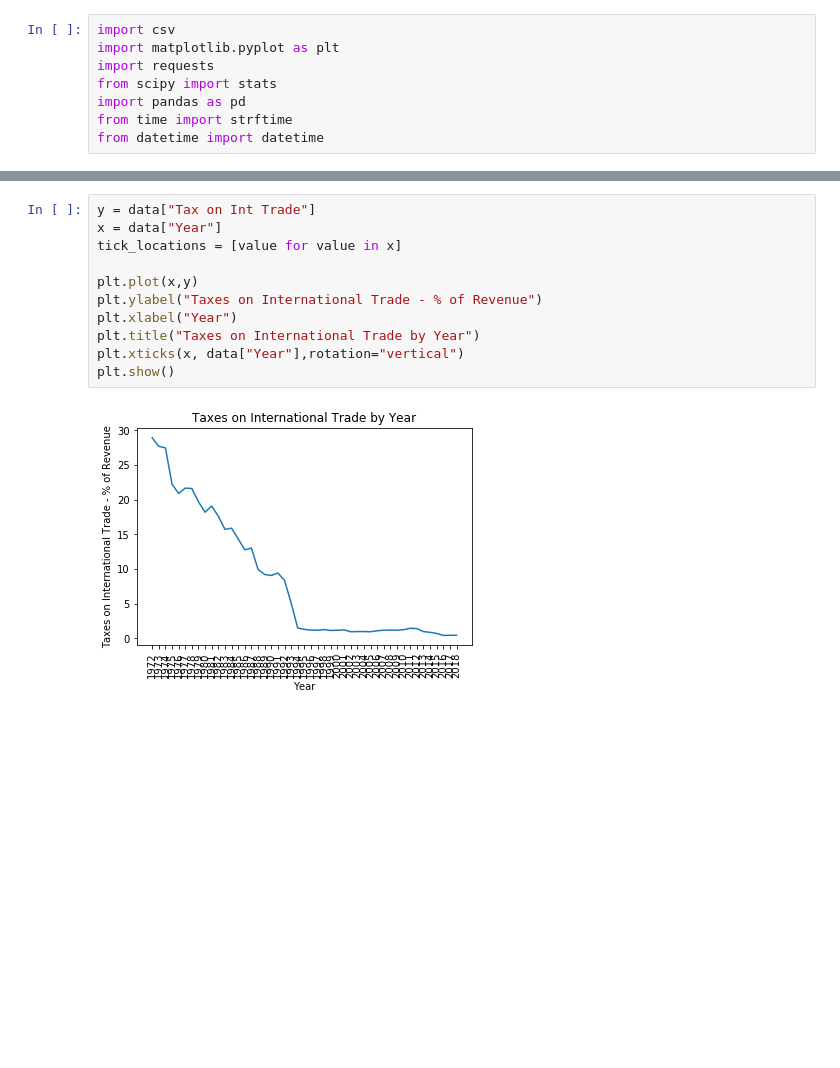
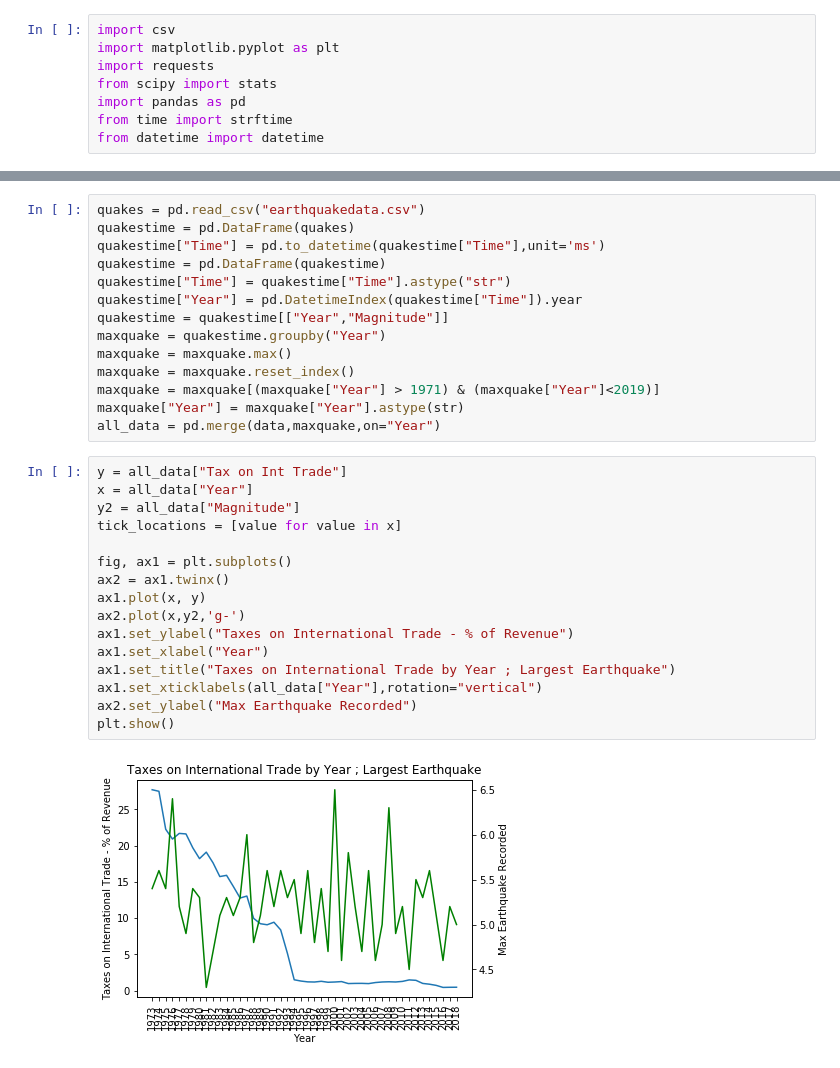
Before and after one commit to kennknisley/project-one-back, a Jupyter notebook: CJ - Plots - Project Day 2 Notebook.ipynb, the cells around one changed output, grey strips where cells are left out. Drawn from its saved outputs; the diff is of its cells as text; blank space fills up the shorter version.

Commit message:
Updated the Plots jupyter notebook

```diff
--- a/CJ - Plots - Project Day 2 Notebook.ipynb
+++ b/CJ - Plots - Project Day 2 Notebook.ipynb
@@ -37,14 +42,33 @@ data.head()
+# %%
+quakes = pd.read_csv("earthquakedata.csv")
+quakestime = pd.DataFrame(quakes)
+quakestime["Time"] = pd.to_datetime(quakestime["Time"],unit='ms')
+quakestime = pd.DataFrame(quakestime)
+quakestime["Time"] = quakestime["Time"].astype("str")
+quakestime["Year"] = pd.DatetimeIndex(quakestime["Time"]).year
+quakestime = quakestime[["Year","Magnitude"]]
+maxquake = quakestime.groupby("Year")
+maxquake = maxquake.max()
+maxquake = maxquake.reset_index()
+maxquake = maxquake[(maxquake["Year"] > 1971) & (maxquake["Year"]<2019)]
+maxquake["Year"] = maxquake["Year"].astype(str)
+all_data = pd.merge(data,maxquake,on="Year")
 # %%
-y = data["Tax on Int Trade"]
-x = data["Year"]
+y = all_data["Tax on Int Trade"]
+x = all_data["Year"]
+y2 = all_data["Magnitude"]
 tick_locations = [value for value in x]
 
-plt.plot(x,y)
-plt.ylabel("Taxes on International Trade - % of Revenue")
-plt.xlabel("Year")
-plt.title("Taxes on International Trade by Year")
-plt.xticks(x, data["Year"],rotation="vertical")
+fig, ax1 = plt.subplots()
+ax2 = ax1.twinx()
+ax1.plot(x, y)
+ax2.plot(x,y2,'g-')
+ax1.set_ylabel("Taxes on International Trade - % of Revenue")
+ax1.set_xlabel("Year")
+ax1.set_title("Taxes on International Trade by Year ; Largest Earthquake")
+ax1.set_xticklabels(all_data["Year"],rotation="vertical")
+ax2.set_ylabel("Max Earthquake Recorded")
 plt.show()
 # %% [output]
-[figure, old version]
+[figure, new version]
 # %%
```
Also changed, not shown: parts of 3 cells of this notebook, 1 other file.
